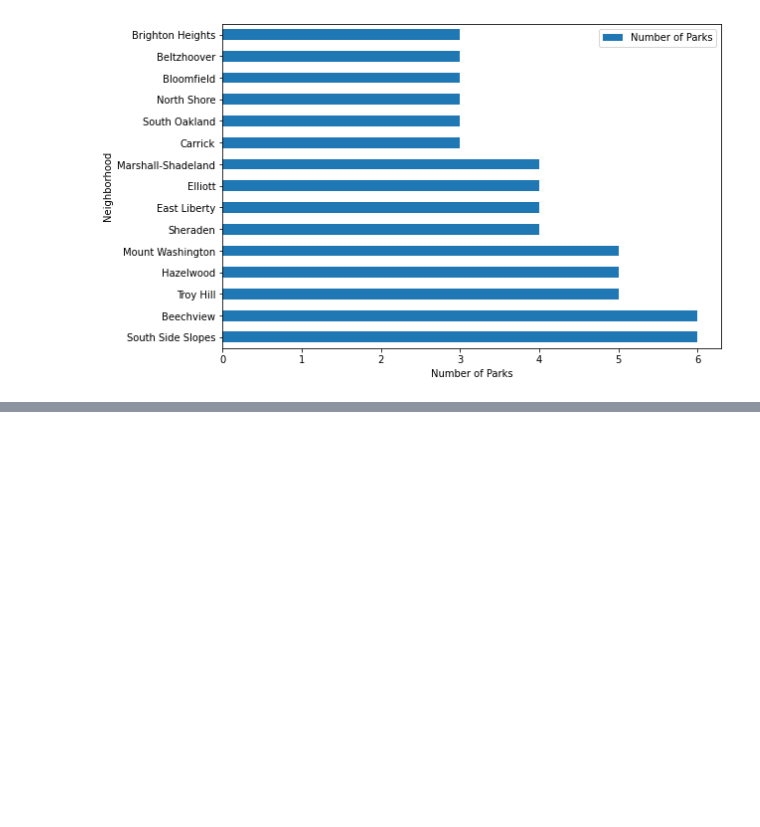
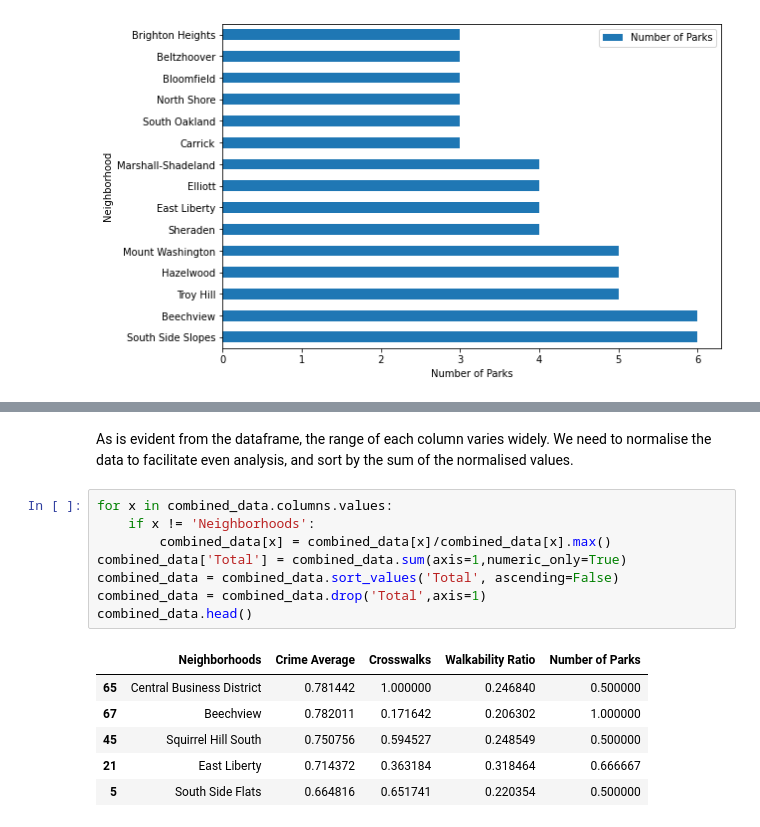
Before and after one commit to xney/0010Final, a Jupyter notebook: final_notebook.ipynb, the cells around one changed output, grey strips where cells are left out. Cells and saved outputs as stored; diff of their text form; blank space fills up the shorter version.

```diff
--- a/final_notebook.ipynb
+++ b/final_notebook.ipynb
@@ -362,0 +393,17 @@ Text(0, 0.5, 'Neighborhood')
+# %% [markdown]
+As is evident from the dataframe, the range of each column varies widely. We need to normalise the data to facilitate even analysis, and sort by the sum of the normalised values.
+# %%
+for x in combined_data.columns.values:
+    if x != 'Neighborhoods':
+        combined_data[x] = combined_data[x]/combined_data[x].max()
+combined_data['Total'] = combined_data.sum(axis=1,numeric_only=True)
+combined_data = combined_data.sort_values('Total', ascending=False)
+combined_data = combined_data.drop('Total',axis=1)
+combined_data.head()
+# %% [output]
+|  | Neighborhoods | Crime Average | Crosswalks | Walkability Ratio | Number of Parks |
+| 65 | Central Business District | 0.781442 | 1.000000 | 0.246840 | 0.500000 |
+| 67 | Beechview | 0.782011 | 0.171642 | 0.206302 | 1.000000 |
+| 45 | Squirrel Hill South | 0.750756 | 0.594527 | 0.248549 | 0.500000 |
+| 21 | East Liberty | 0.714372 | 0.363184 | 0.318464 | 0.666667 |
+| 5 | South Side Flats | 0.664816 | 0.651741 | 0.220354 | 0.500000 |
```
Also changed, not shown: parts of 17 cells of this notebook.
